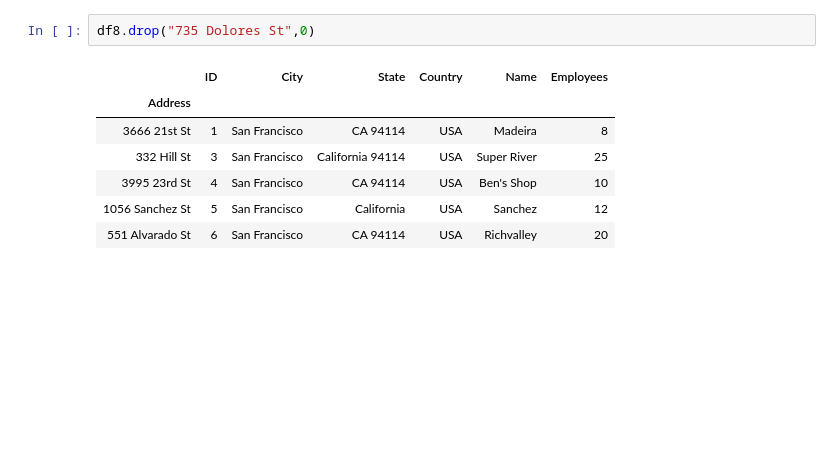
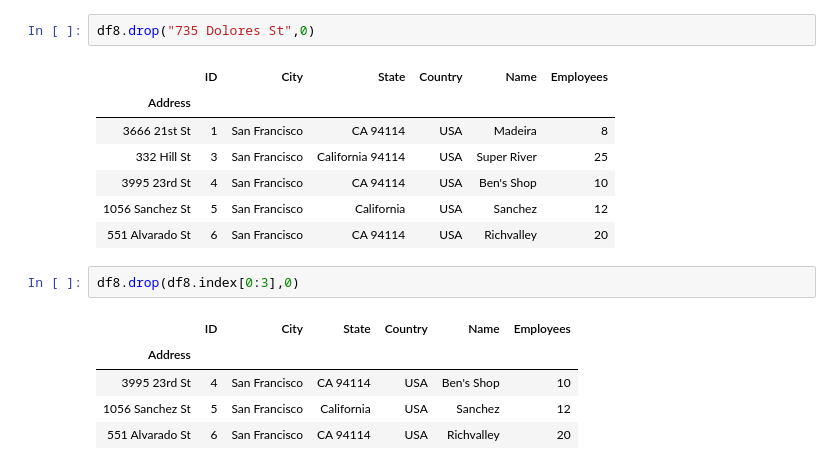
Before and after one commit to ajay1706/data-analysis-jn, a Jupyter notebook: supermarket/Untitled.ipynb, the cells around one changed output. Drawn from its saved outputs; the diff is of its cells as text; blank space fills up the shorter version.

```diff
--- a/supermarket/Untitled.ipynb
+++ b/supermarket/Untitled.ipynb
@@ -256,3 +256,11 @@ df8.drop("735 Dolores St",0)
 | 3995 23rd St | 4 | San Francisco | CA 94114 | USA | Ben's Shop | 10 |
 | 1056 Sanchez St | 5 | San Francisco | California | USA | Sanchez | 12 |
 | 551 Alvarado St | 6 | San Francisco | CA 94114 | USA | Richvalley | 20 |
+# %%
+df8.drop(df8.index[0:3],0)
+# %% [output]
+|  | ID | City | State | Country | Name | Employees |
+| Address |  |  |  |  |  |  |
+| 3995 23rd St | 4 | San Francisco | CA 94114 | USA | Ben's Shop | 10 |
+| 1056 Sanchez St | 5 | San Francisco | California | USA | Sanchez | 12 |
+| 551 Alvarado St | 6 | San Francisco | CA 94114 | USA | Richvalley | 20 |
```
Also changed, not shown: parts of 1 cell of this notebook.
